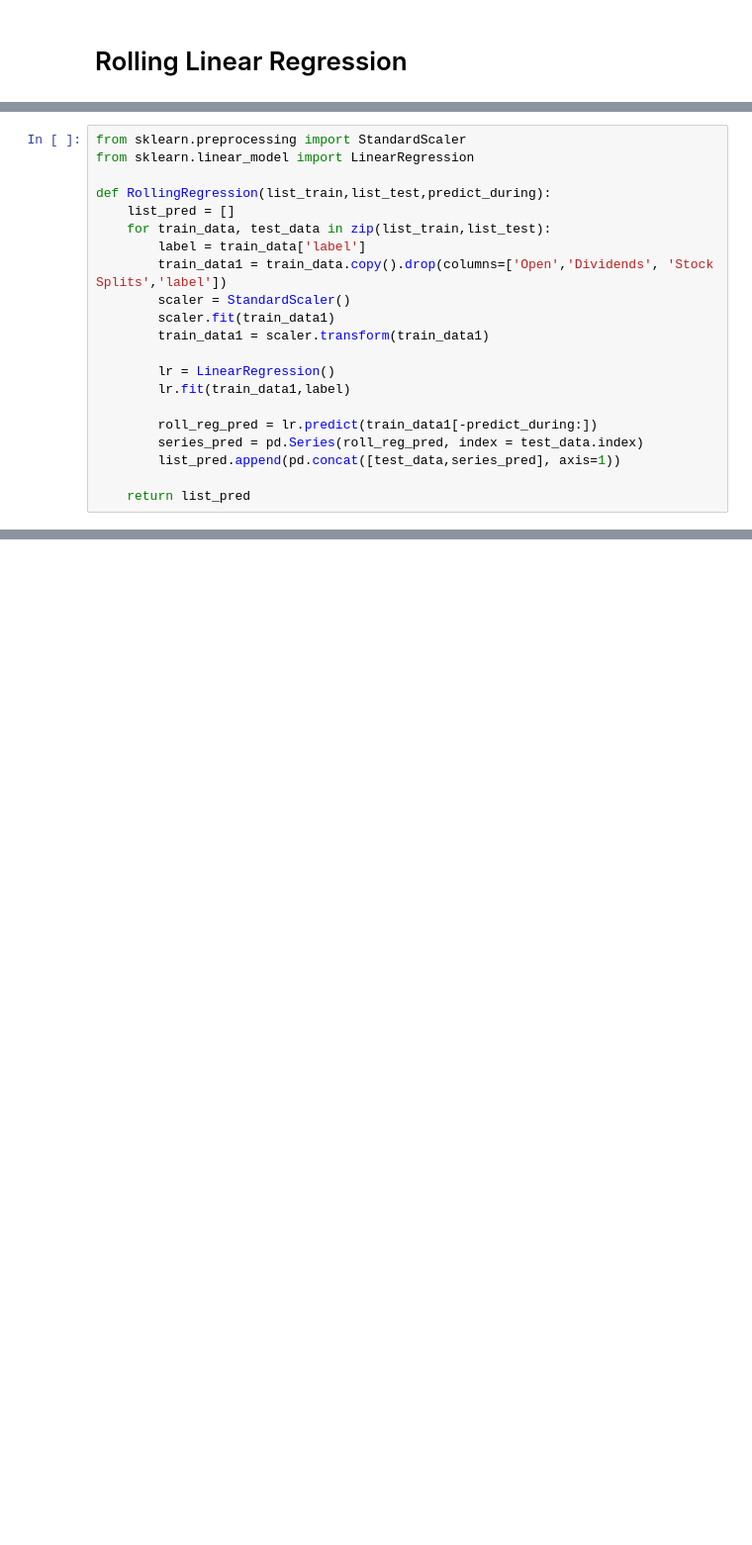
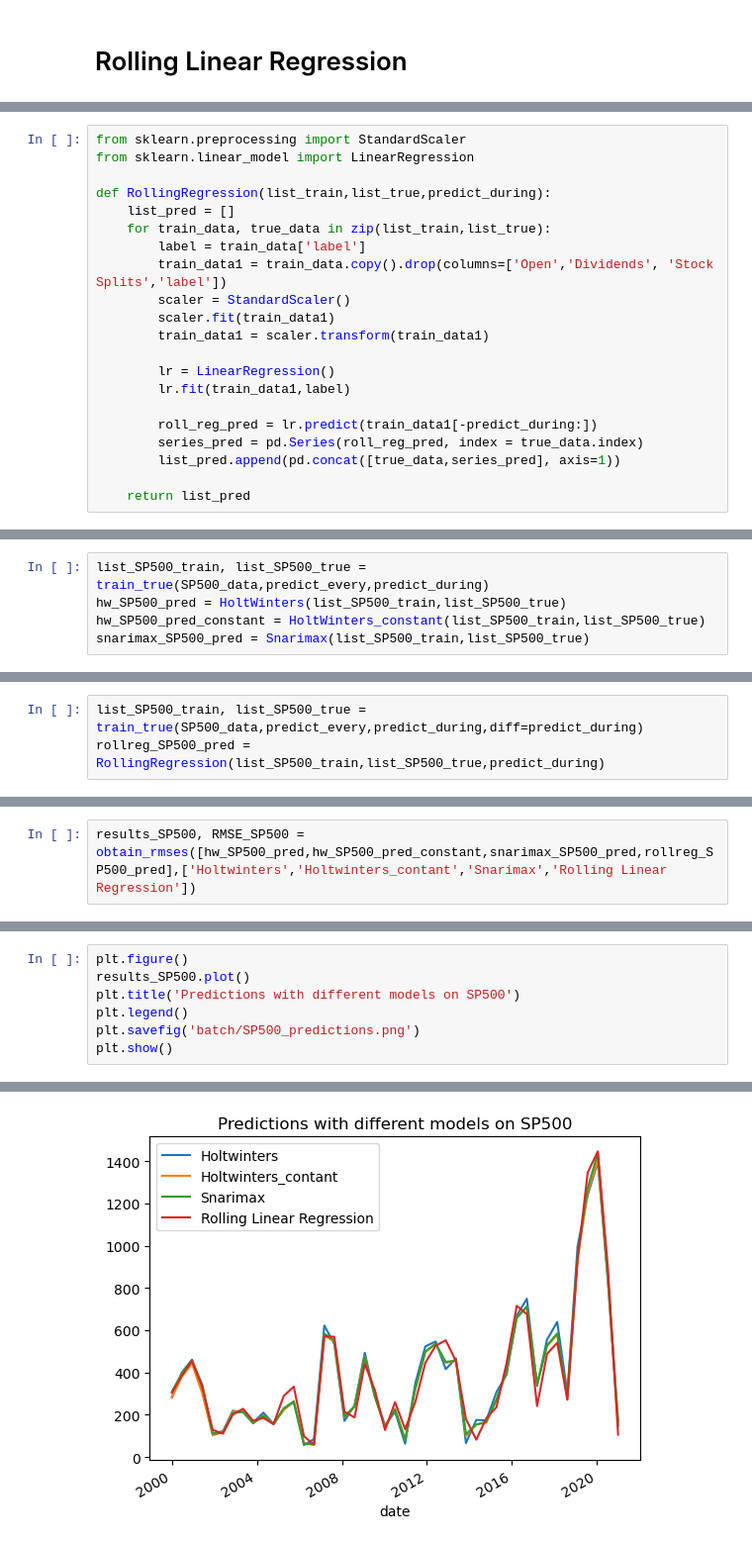
Before and after one commit to gphilippee/project_kafka, a Jupyter notebook: batch_predict_stocks.ipynb, the cells around one changed output, grey strips where cells are left out. Shown at 99% size. Saved outputs shown, nothing was run; the diff lists cells and outputs as text; blank space fills up the shorter version.

Commit message:
Update Batch

```diff
--- a/batch_predict_stocks.ipynb
+++ b/batch_predict_stocks.ipynb
@@ -232,9 +170,9 @@ list_SP500_train, list_SP500_test = train_test(SP500_data,predict_every,predict_
 from sklearn.preprocessing import StandardScaler
 from sklearn.linear_model import LinearRegression
 
-def RollingRegression(list_train,list_test,predict_during):
+def RollingRegression(list_train,list_true,predict_during):
     list_pred = []
-    for train_data, test_data in zip(list_train,list_test):
+    for train_data, true_data in zip(list_train,list_true):
         label = train_data['label']
         train_data1 = train_data.copy().drop(columns=['Open','Dividends', 'Stock Splits','label'])
         scaler = StandardScaler()
@@ -245,7 +183,7 @@ def RollingRegression(list_train,list_test,predict_during):
         lr.fit(train_data1,label)
 
         roll_reg_pred = lr.predict(train_data1[-predict_during:])
-        series_pred = pd.Series(roll_reg_pred, index = test_data.index)
-        list_pred.append(pd.concat([test_data,series_pred], axis=1))
+        series_pred = pd.Series(roll_reg_pred, index = true_data.index)
+        list_pred.append(pd.concat([true_data,series_pred], axis=1))
 
     return list_pred
@@ -262,0 +194,5 @@ Mean Absolute Error Total : 113.3106764600866
+# %%
+list_SP500_train, list_SP500_true = train_true(SP500_data,predict_every,predict_during)
+hw_SP500_pred = HoltWinters(list_SP500_train,list_SP500_true)
+hw_SP500_pred_constant = HoltWinters_constant(list_SP500_train,list_SP500_true)
+snarimax_SP500_pred = Snarimax(list_SP500_train,list_SP500_true)
@@ -262,0 +201,3 @@ Mean Absolute Error Total : 113.3106764600866
+# %%
+list_SP500_train, list_SP500_true = train_true(SP500_data,predict_every,predict_during,diff=predict_during)
+rollreg_SP500_pred = RollingRegression(list_SP500_train,list_SP500_true,predict_during)
@@ -262,0 +206,2 @@ Mean Absolute Error Total : 113.3106764600866
+# %%
+results_SP500, RMSE_SP500 = obtain_rmses([hw_SP500_pred,hw_SP500_pred_constant,snarimax_SP500_pred,rollreg_SP500_pred],['Holtwinters','Holtwinters_contant','Snarimax','Rolling Linear Regression'])
@@ -262,0 +237,8 @@ Mean Absolute Error Total : 113.3106764600866
+# %%
+plt.figure()
+results_SP500.plot()
+plt.title('Predictions with different models on SP500')
+plt.legend()
+plt.savefig('batch/SP500_predictions.png')
+plt.show()
+# %% [output]
@@ -262,0 +246 @@ Mean Absolute Error Total : 113.3106764600866
+[figure, added]
```
Also changed, not shown: parts of 54 cells of this notebook.
